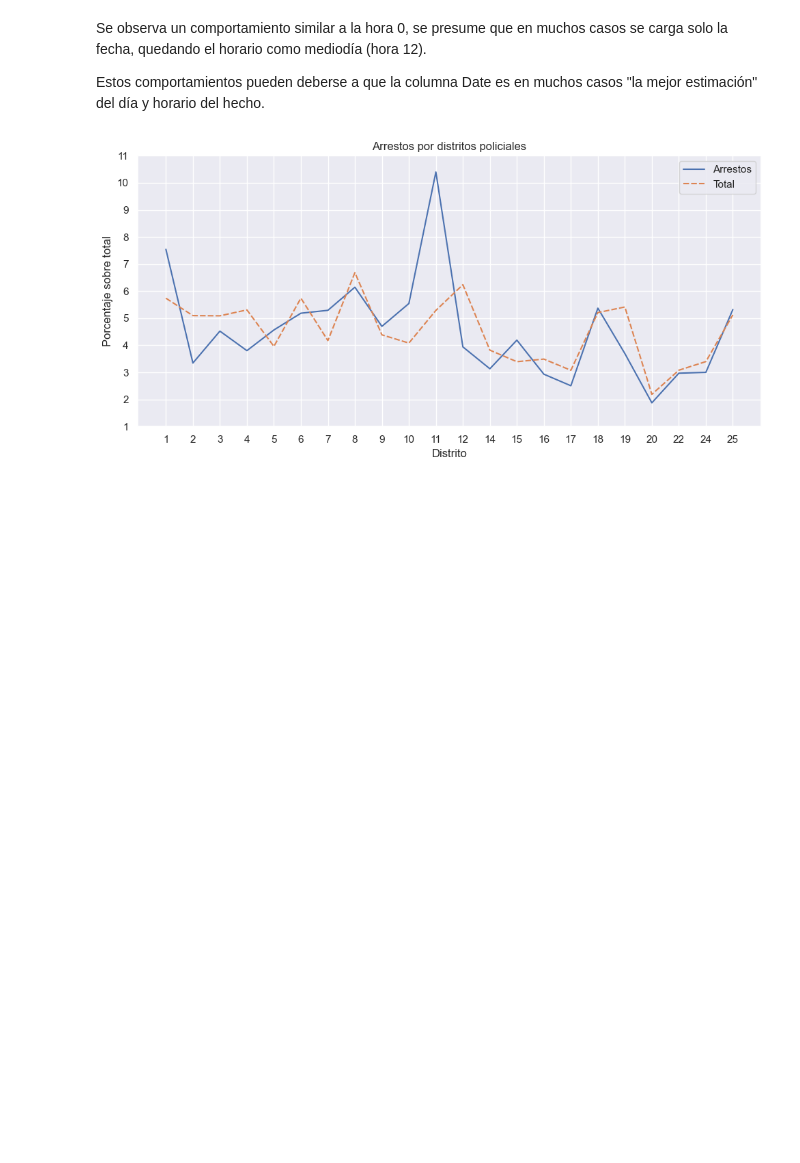
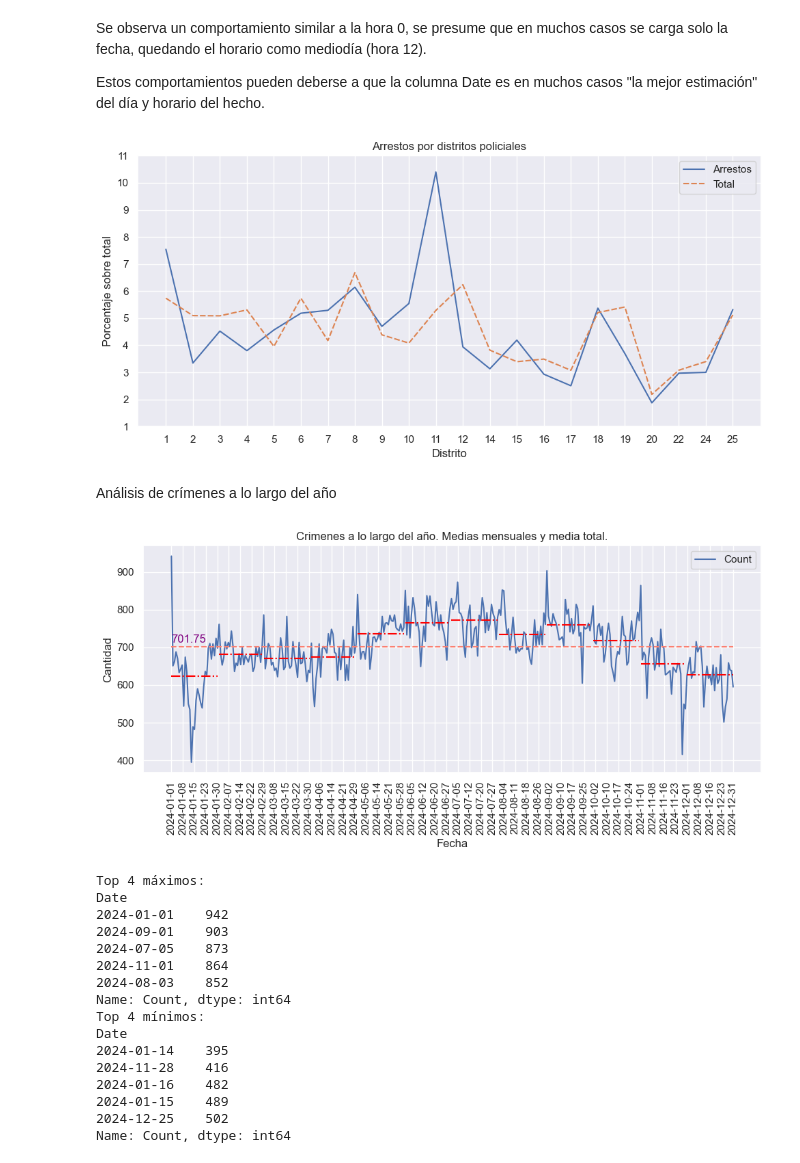
Before and after one commit to gjmv/CEIA_2025_B2_AdD_TP, a Jupyter notebook: TP.ipynb, the cells around one changed output. Drawn from its saved outputs; the diff is of its cells as text; code cells hidden in the pictures; blank space fills up the shorter version.

Commit message:
Agrega análisis a lo largo del año, con eventos importantes

```diff
--- a/TP.ipynb
+++ b/TP.ipynb
@@ -554,3 +555,50 @@ plt.tight_layout()
 plt.show()
 # %% [output]
 [figure]
+# %% [markdown]
+Análisis de crímenes a lo largo del año
+# %%
+dates = pd.DataFrame(df_csv.groupby(df_csv["Date"].dt.date)["Date"].count().rename("Count"))
+
+fig, ax = plt.subplots(1, 1, figsize=(10, 5))
+sns.lineplot(data=dates, ax=ax)
+ax.hlines(y=dates.mean(), xmin=dates.index.min(), xmax=dates.index.max(), color='salmon', linestyle='--')
+ax.text(dates.index.min(), dates['Count'].mean() + 10, f"{dates['Count'].mean():.2f}", color='purple')
+plt.xticks(pd.date_range(dates.index.min(), dates.index.max(), 50), rotation=90)
+ax.set_xlabel("Fecha")
+ax.set_title('Crimenes a lo largo del año. Medias mensuales y media total.')
+ax.set_ylabel("Cantidad")
+
+for mes in range(1,13):
+    low_date = dt.date(2024, mes, 1)
+    if (mes == 12):
+        high_date = dt.date(2024, mes, 31)
+    else:
+        high_date = dt.date(2024, mes + 1, 1) - dt.timedelta(days=1)
+    filtered = dates[(dates.index >= low_date) & (dates.index < high_date)]
+    ax.hlines(y=filtered.mean(), xmin=low_date, xmax=high_date, color='red', linestyle='-.')
+
+plt.tight_layout()
+plt.show()
+
+count_dates = dates['Count'].sort_values()
+print(f"Top 4 máximos:\n{count_dates.tail(5).sort_values(ascending=False)}")
+print(f"Top 4 mínimos:\n{count_dates.head(5)}")
+# %% [output]
+[figure, added]
+Top 4 máximos:
+Date
+2024-01-01    942
+2024-09-01    903
+2024-07-05    873
+2024-11-01    864
+2024-08-03    852
+Name: Count, dtype: int64
+Top 4 mínimos:
+Date
+2024-01-14    395
+2024-11-28    416
+2024-01-16    482
+2024-01-15    489
+2024-12-25    502
+Name: Count, dtype: int64
```
Also changed, not shown: parts of 5 cells of this notebook.
